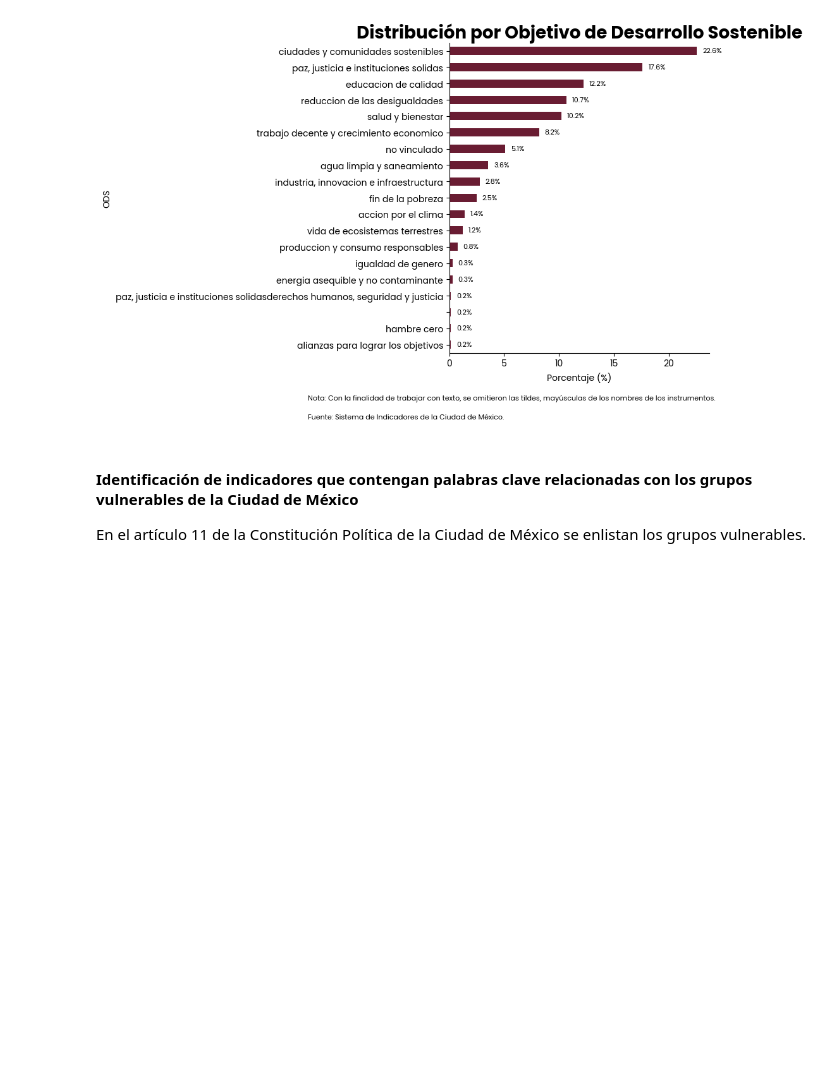
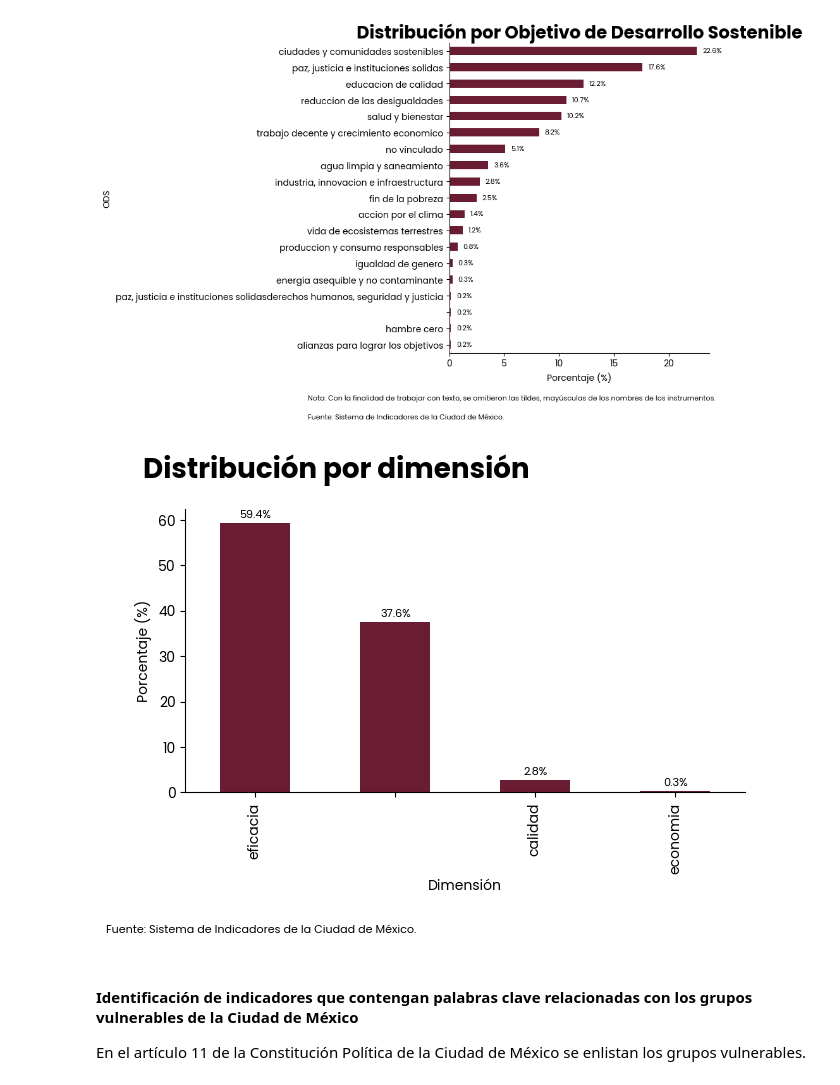
Before and after one commit to cpyp-ipdp/sid_cdmx, a Jupyter notebook: extrae_indicadores_sid_cdmx.ipynb, the cells around one changed output. Drawn from its saved outputs; the diff is of its cells as text; code cells hidden in the pictures; blank space fills up the shorter version.

```diff
--- a/extrae_indicadores_sid_cdmx.ipynb
+++ b/extrae_indicadores_sid_cdmx.ipynb
@@ -450,5 +462,35 @@ plt.savefig("distribucion_por_ods.png", bbox_inches='tight', dpi=100)
 # %% [output]
 [figure]
+# %%
+
+tabla_indicadores['dimension'].value_counts(normalize=True).mul(100).plot.bar(color="#691c32")
+
+#plt.title('Distribución por instrumento',  fontweight='bold', fontsize=20)
+plt.text(-0.8, tabla_indicadores['dimension'].value_counts(normalize=True).mul(100).max() + 10,
+         'Distribución por dimensión',
+         fontsize=20, fontweight='bold', ha='left')
+
+plt.ylabel('Porcentaje (%)')
+plt.xlabel('Dimensión')
+
+plt.gca().spines['top'].set_visible(False)
+plt.gca().spines['right'].set_visible(False)
+
+plt.figtext(
+    0.22, -0.05,
+    "Fuente: Sistema de Indicadores de la Ciudad de México.",
+    ha='center', fontsize=8
+)
+
+#Añadir etiquetas a las barras
+for index, value in enumerate(tabla_indicadores['dimension'].value_counts(normalize=True).mul(100)):
+    plt.text(index, value + 0.5, f'{value:.1f}%', ha='center', va='bottom', fontsize=8)
+
+plt.tight_layout()
+#Salvar la figura
+plt.savefig("distribucion_por_dimension.png", bbox_inches='tight', dpi=300,transparent=True)
+# %% [output]
+[figure, added]
 # %% [markdown]
 #### Identificación de indicadores que contengan palabras clave relacionadas con los grupos vulnerables de la Ciudad de México
 
```
Also changed, not shown: parts of 18 cells of this notebook, 2 other files.
